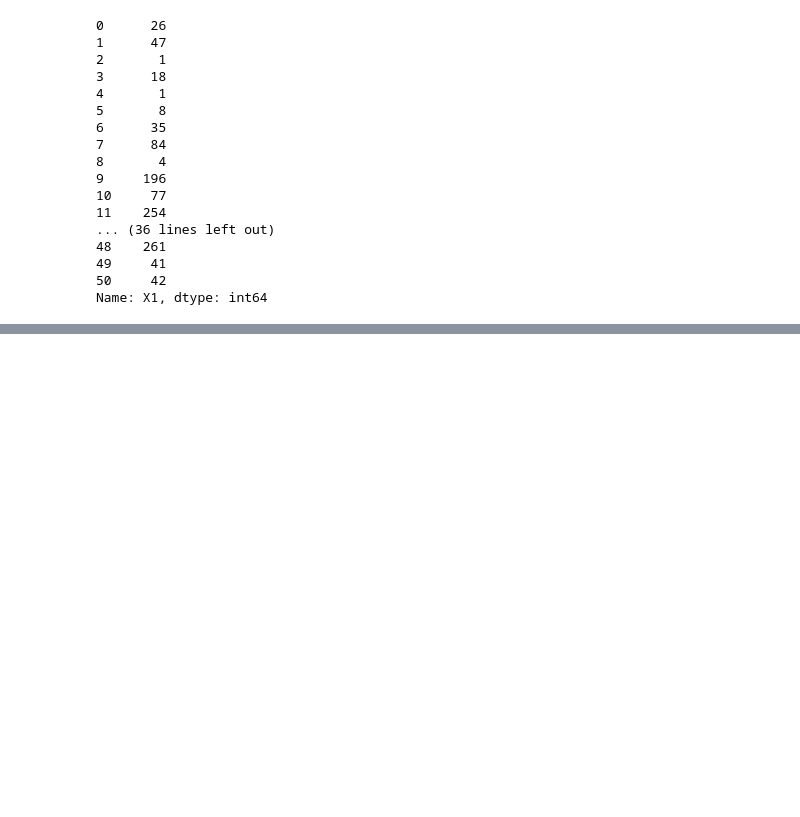
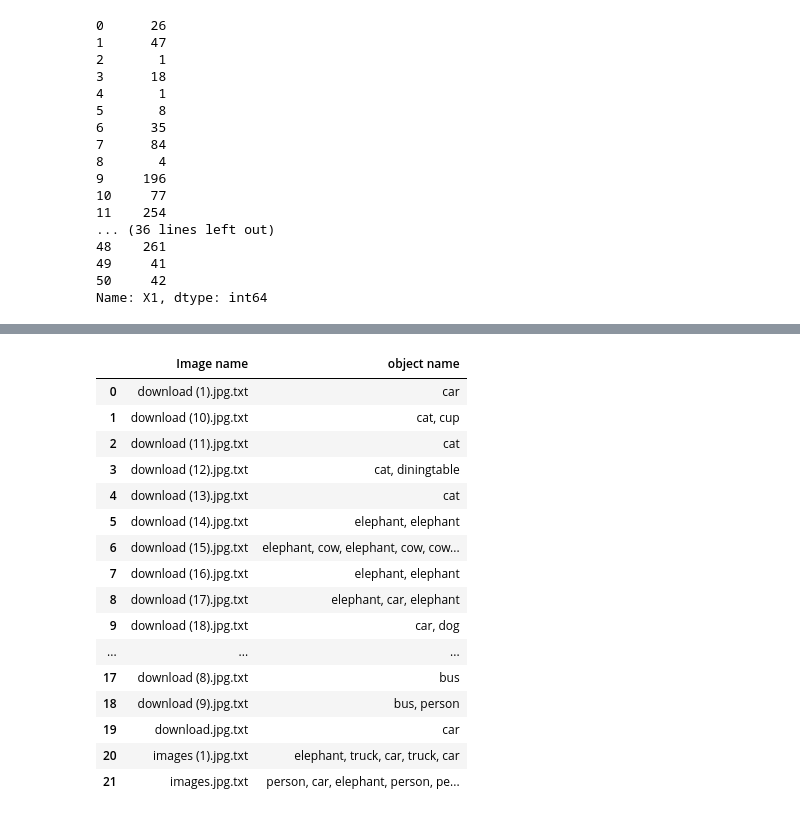
Before and after one commit to anindameister/pandas_jupyter, a Jupyter notebook: excelpython.ipynb, the cells around one changed output, grey strips where cells are left out. Drawn from its saved outputs; the diff is of its cells as text; code cells hidden in the pictures; blank space fills up the shorter version.

```diff
--- a/excelpython.ipynb
+++ b/excelpython.ipynb
@@ -82,0 +107,23 @@ variable2
+# %%
+
+variable1 = variable1.groupby('Image name').agg({'object name': ', '.join,
+                             }).reset_index()
+variable1
+# %% [output]
+|  | Image name | object name |
+| 0 | download (1).jpg.txt | car |
+| 1 | download (10).jpg.txt | cat, cup |
+| 2 | download (11).jpg.txt | cat |
+| 3 | download (12).jpg.txt | cat, diningtable |
+| 4 | download (13).jpg.txt | cat |
+| 5 | download (14).jpg.txt | elephant, elephant |
+| 6 | download (15).jpg.txt | elephant, cow, elephant, cow, cow... |
+| 7 | download (16).jpg.txt | elephant, elephant |
+| 8 | download (17).jpg.txt | elephant, car, elephant |
+| 9 | download (18).jpg.txt | car, dog |
+| ... | ... | ... |
+| 17 | download (8).jpg.txt | bus |
+| 18 | download (9).jpg.txt | bus, person |
+| 19 | download.jpg.txt | car |
+| 20 | images (1).jpg.txt | elephant, truck, car, truck, car |
+| 21 | images.jpg.txt | person, car, elephant, person, pe... |
```
Also changed, not shown: parts of 5 cells of this notebook, 1 other file.
